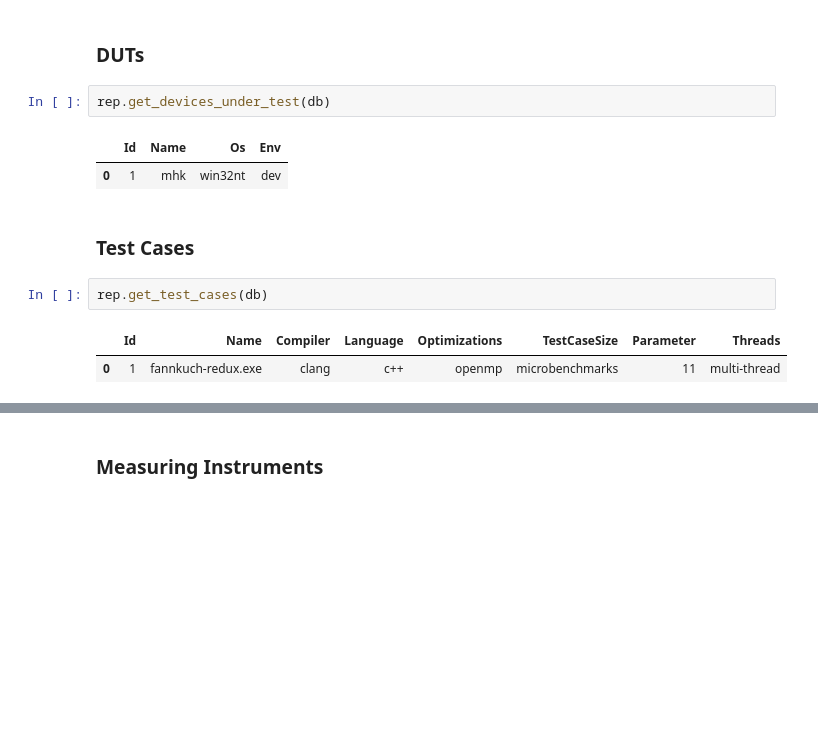
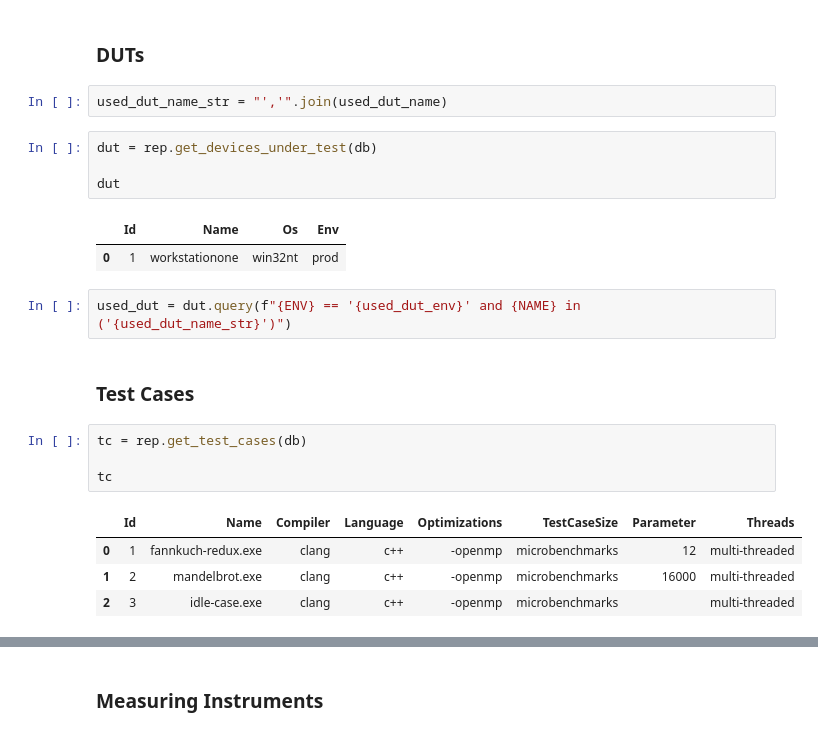
Before and after one commit to KuskIV/BDEnergy, a Jupyter notebook: analytics/result-analysis.ipynb, the cells around one changed output, grey strips where cells are left out. Cells and saved outputs as stored; diff of their text form; blank space fills up the shorter version.

```diff
--- a/analytics/result-analysis.ipynb
+++ b/analytics/result-analysis.ipynb
@@ -9,14 +53,24 @@ Connected to MySQL Server version  8.0.31-23
 # %% [markdown]
 ### DUTs
+# %%
+used_dut_name_str = "','".join(used_dut_name)
 # %%
-rep.get_devices_under_test(db)
+dut = rep.get_devices_under_test(db)
+
+dut
 # %% [output]
 |  | Id | Name | Os | Env |
-| 0 | 1 | mhk | win32nt | dev |
+| 0 | 1 | workstationone | win32nt | prod |
+# %%
+used_dut = dut.query(f"{ENV} == '{used_dut_env}' and {NAME} in ('{used_dut_name_str}')")
 # %% [markdown]
 ### Test Cases
 # %%
-rep.get_test_cases(db)
+tc = rep.get_test_cases(db)
+
+tc
 # %% [output]
 |  | Id | Name | Compiler | Language | Optimizations | TestCaseSize | Parameter | Threads |
-| 0 | 1 | fannkuch-redux.exe | clang | c++ | openmp | microbenchmarks | 11 | multi-thread |
+| 0 | 1 | fannkuch-redux.exe | clang | c++ | -openmp | microbenchmarks | 12 | multi-threaded |
+| 1 | 2 | mandelbrot.exe | clang | c++ | -openmp | microbenchmarks | 16000 | multi-threaded |
+| 2 | 3 | idle-case.exe | clang | c++ | -openmp | microbenchmarks |  | multi-threaded |
```
Also changed, not shown: parts of 21 cells of this notebook, 3 other files.
